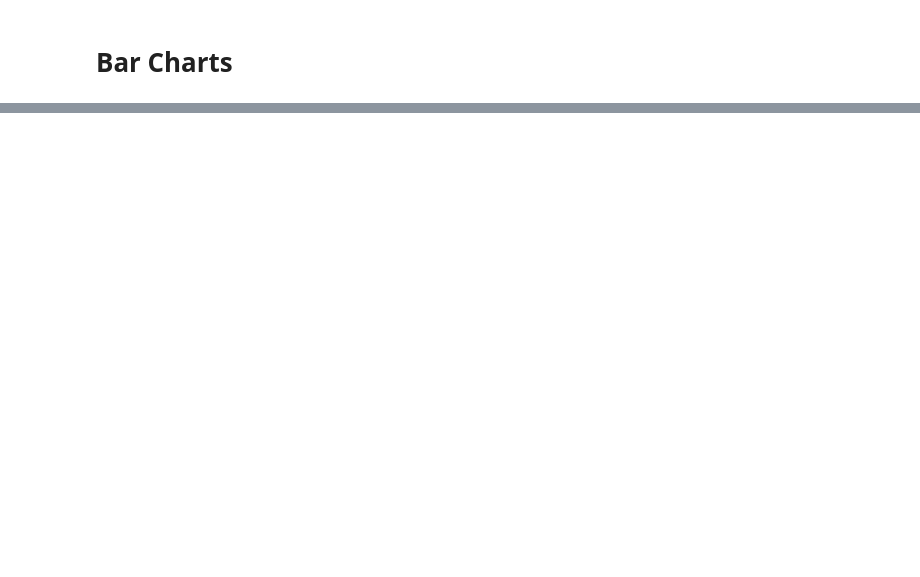
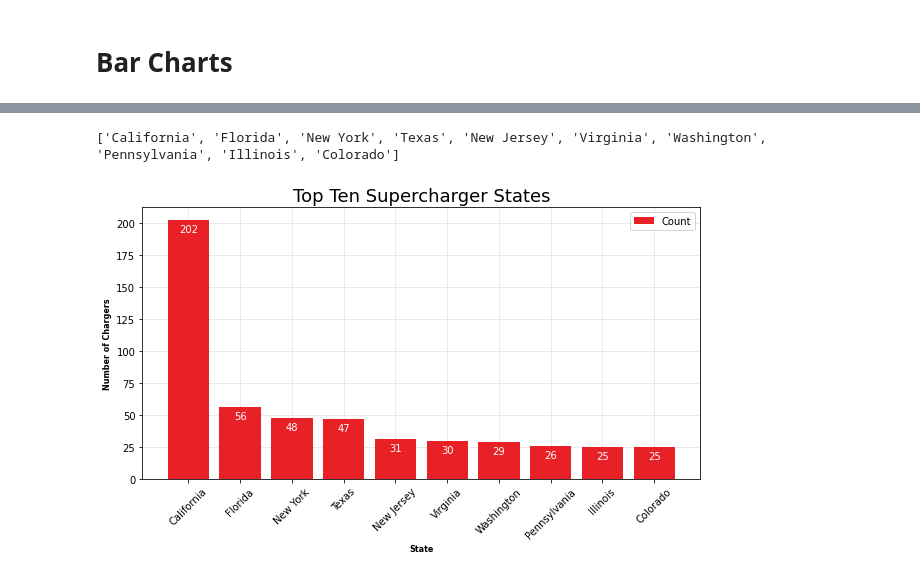
Before and after one commit to jeffkempster/code-louisville-data-science-2, a Jupyter notebook: chargers.ipynb, the cells around one changed output, grey strips where cells are left out. Drawn from its saved outputs; the diff is of its cells as text; code cells hidden in the pictures; blank space fills up the shorter version.

```diff
--- a/chargers.ipynb
+++ b/chargers.ipynb
@@ -4,6 +13,6 @@ import matplotlib.pyplot as plt
 # %%
 # get json tesla data
-chargers = pd.read_json('input/tesla-chargers.json')
+chargers = pd.read_json('input/tesla-chargers-2021-02-17.json')
 
 pd.set_option('display.max_columns', None)
 pd.set_option('display.max_rows', None)
@@ -25,3 +34,7 @@ Columns List: Index(['address_line_1', 'address_line_2', 'address_notes', 'addre
+# %%
+# General Setting
+
+tesla_red = '#e82127'
 # %%
 # just USA chargers
 #q = "country == 'United States' & province_state == 'KY' & location_type.str.contains('supercharger', regex=False)"
@@ -49,0 +66,13 @@ us_chargers.head()
+# %%
+# add the number of chargers from the html, using regular expresions, this is searching
+# for at least 1 digit (0-9) folowed by a space and the word 'Superchargers'. The () around
+# the \d+ is a capture group. It will find the pattern but only return the part in the ()
+us_chargers['num_of_chargers'] = us_chargers['chargers'].str.extract(r'(\d+) Superchargers', flags = re.IGNORECASE)
+
+# add the power rate from the html
+us_chargers['power'] = us_chargers['chargers'].str.extract(r'(\d+)KW', flags = re.IGNORECASE)
+us_chargers.head()
+
+# I need to figure out if it assigned a value to each. It may have
+# not matched some of the data. For example there was Supercharger and supercharger (lower case)
+# I can open in excel, but I would rather do it here to learn
@@ -115,3 +148,12 @@ us_chargers.head()
 | 2 | Utica Supercharger | uticanysupercharger | 7654 | 50 Auert Ave. | Utica | NY | 13501 | <p><strong>Charging</strong><br /... | North Utica Shopping Center | ... |
 | 3 | Syracuse Supercharger | syracusesupercharger | 9018 | 441 Electronics Parkway | Liverpool | NY | 13088 | <p><strong>Charging</strong><br /... | Holiday Inn Syracuse/Liverpool | ... |
 | 4 | Buffalo Supercharger | buffalosupercharger | 9563 | 4455 Transit Road | Buffalo | NY | 14221 | <p><strong>Charging</strong><br /... | Shops at Main / Transit | ... |
+# %%
+# source
+# https://www.census.gov/data/datasets/time-series/demo/popest/2010s-state-total.html#par_textimage_500989927
+
+# add state population
+state_info = pd.read_csv('input/state_population.csv')
+
+us_chargers = pd.merge(us_chargers, state_info, how = 'inner', on = 'state_name')
+us_chargers.head()
@@ -180,0 +220,9 @@ Canvas(toolbar=Toolbar(toolitems=[('Home', 'Reset original view', 'home', 'home'
+# %%
+# bar by state
+state_name = top_ten.index.values.tolist()
+charger_count = top_ten.values.tolist()
+print(state_name)
+bar_chart(state_name, charger_count, 'State', 'Number of Chargers', 'Top Ten Supercharger States')
+# %% [output]
+['California', 'Florida', 'New York', 'Texas', 'New Jersey', 'Virginia', 'Washington', 'Pennsylvania', 'Illinois', 'Colorado']
+[figure, added]
```
Also changed, not shown: parts of 17 cells of this notebook, 10 other files.
